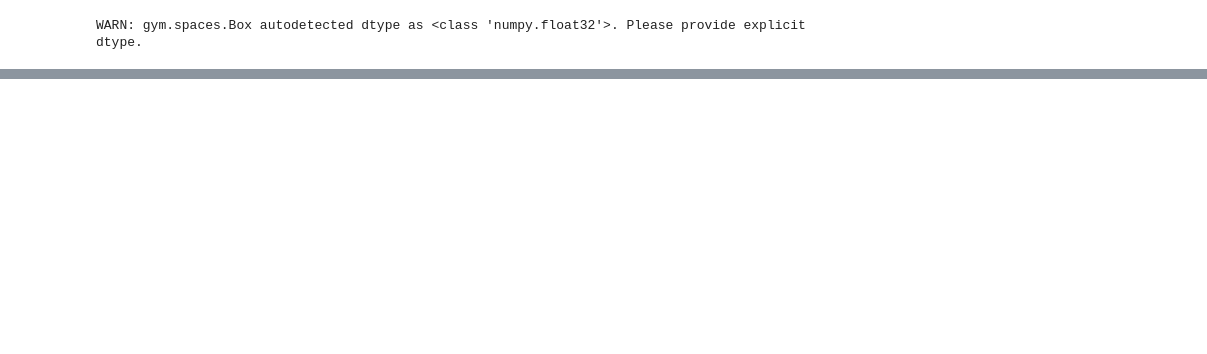
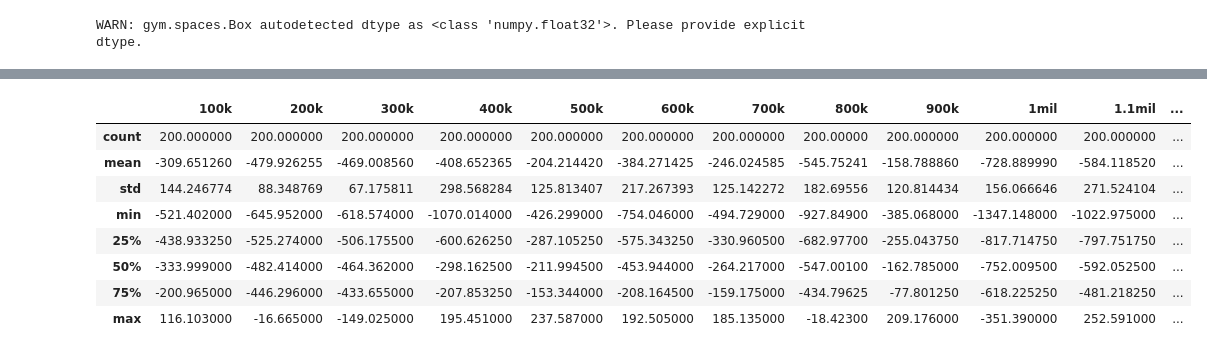
Before and after one commit to cojowy/lunar_lander, a Jupyter notebook: Task3.ipynb, the cells around one changed output, grey strips where cells are left out. Saved outputs shown, nothing was run; the diff lists cells and outputs as text; code cells hidden in the pictures; blank space fills up the shorter version.

```diff
--- a/Task3.ipynb
+++ b/Task3.ipynb
@@ -85,0 +127,13 @@ Episode 200: reward: -269.991, steps: 495
+# %%
+# look at some statistics relating to the results
+rl_results.describe()
+# %% [output]
+|  | 100k | 200k | 300k | 400k | 500k | 600k | 700k | 800k | 900k | 1mil | 1.1mil | ... |
+| count | 200.000000 | 200.000000 | 200.000000 | 200.000000 | 200.000000 | 200.000000 | 200.000000 | 200.00000 | 200.000000 | 200.000000 | 200.000000 | ... |
+| mean | -309.651260 | -479.926255 | -469.008560 | -408.652365 | -204.214420 | -384.271425 | -246.024585 | -545.75241 | -158.788860 | -728.889990 | -584.118520 | ... |
+| std | 144.246774 | 88.348769 | 67.175811 | 298.568284 | 125.813407 | 217.267393 | 125.142272 | 182.69556 | 120.814434 | 156.066646 | 271.524104 | ... |
+| min | -521.402000 | -645.952000 | -618.574000 | -1070.014000 | -426.299000 | -754.046000 | -494.729000 | -927.84900 | -385.068000 | -1347.148000 | -1022.975000 | ... |
+| 25% | -438.933250 | -525.274000 | -506.175500 | -600.626250 | -287.105250 | -575.343250 | -330.960500 | -682.97700 | -255.043750 | -817.714750 | -797.751750 | ... |
+| 50% | -333.999000 | -482.414000 | -464.362000 | -298.162500 | -211.994500 | -453.944000 | -264.217000 | -547.00100 | -162.785000 | -752.009500 | -592.052500 | ... |
+| 75% | -200.965000 | -446.296000 | -433.655000 | -207.853250 | -153.344000 | -208.164500 | -159.175000 | -434.79625 | -77.801250 | -618.225250 | -481.218250 | ... |
+| max | 116.103000 | -16.665000 | -149.025000 | 195.451000 | 237.587000 | 192.505000 | 185.135000 | -18.42300 | 209.176000 | -351.390000 | 252.591000 | ... |
```
Also changed, not shown: parts of 29 cells of this notebook, 3 other files.
